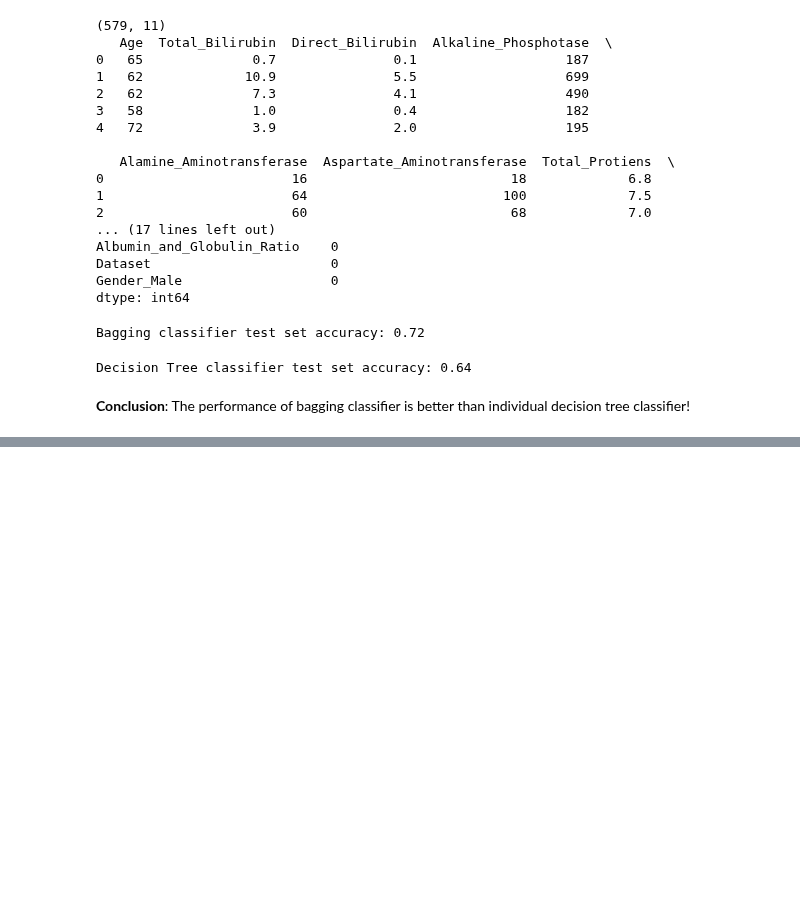
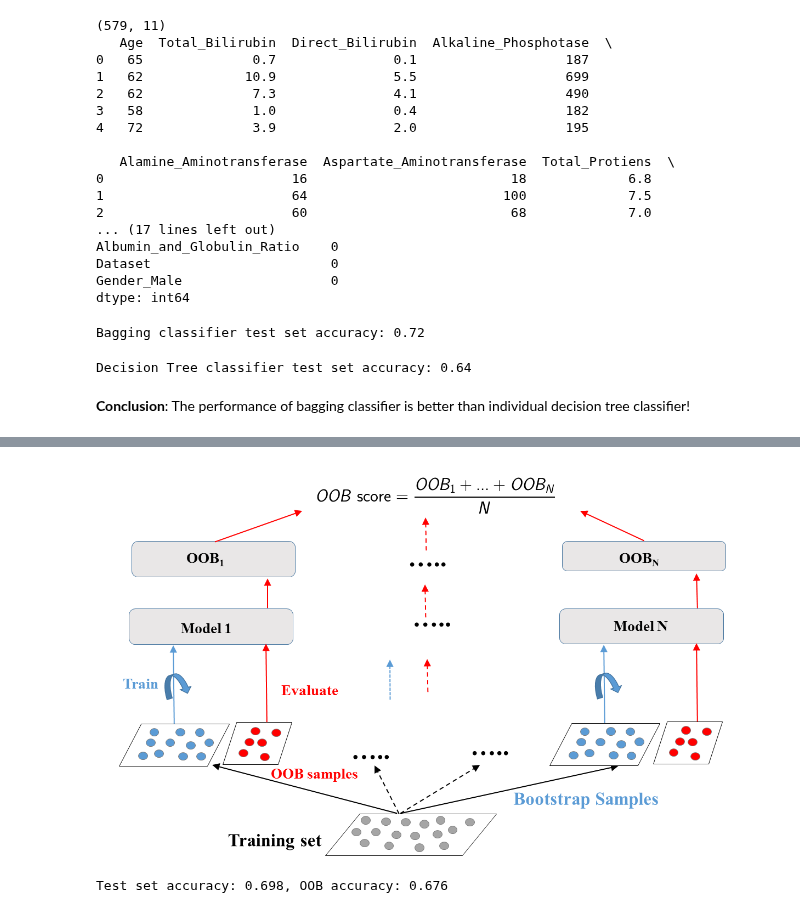
Before and after one commit to GuoweiYang19891101/datacamp_machine_learning_scientist_python, a Jupyter notebook: 4_tree_based_models.ipynb, the cells around one changed output, grey strips where cells are left out. Drawn from its saved outputs; the diff is of its cells as text; code cells hidden in the pictures; blank space fills up the shorter version.

```diff
--- a/4_tree_based_models.ipynb
+++ b/4_tree_based_models.ipynb
@@ -534,0 +539,29 @@ The performance of bagging classifier is better than individual decision tree cl
+# %%
+# OOB evaluation diagram
+from IPython import display
+display.Image("Images/4_OOB_evaluation.PNG")
+# %% [output]
+[figure, added]
+# %%
+# OOB evaluation in scikit-learn
+from sklearn.ensemble import BaggingClassifier
+from sklearn.tree import DecisionTreeClassifier
+from sklearn.metrics import accuracy_score
+
+# create BC classification model
+dt = DecisionTreeClassifier(min_samples_leaf=8, random_state=1)
+bc = BaggingClassifier(base_estimator=dt, n_estimators=50,
+                       oob_score=True, random_state=1)
+
+# get dataset
+# the data is the same as last exercise, we just use that
+
+# fit model to data
+bc.fit(X_train, y_train)
+y_pred = bc.predict(X_test)
+acc_test = accuracy_score(y_test, y_pred)
+acc_oob = bc.oob_score_
+
+print('Test set accuracy: {:.3f}, OOB accuracy: {:.3f}'.format(acc_test, acc_oob))
+# %% [output]
+Test set accuracy: 0.698, OOB accuracy: 0.676
```
Also changed, not shown: parts of 12 cells of this notebook, 2 other files.
